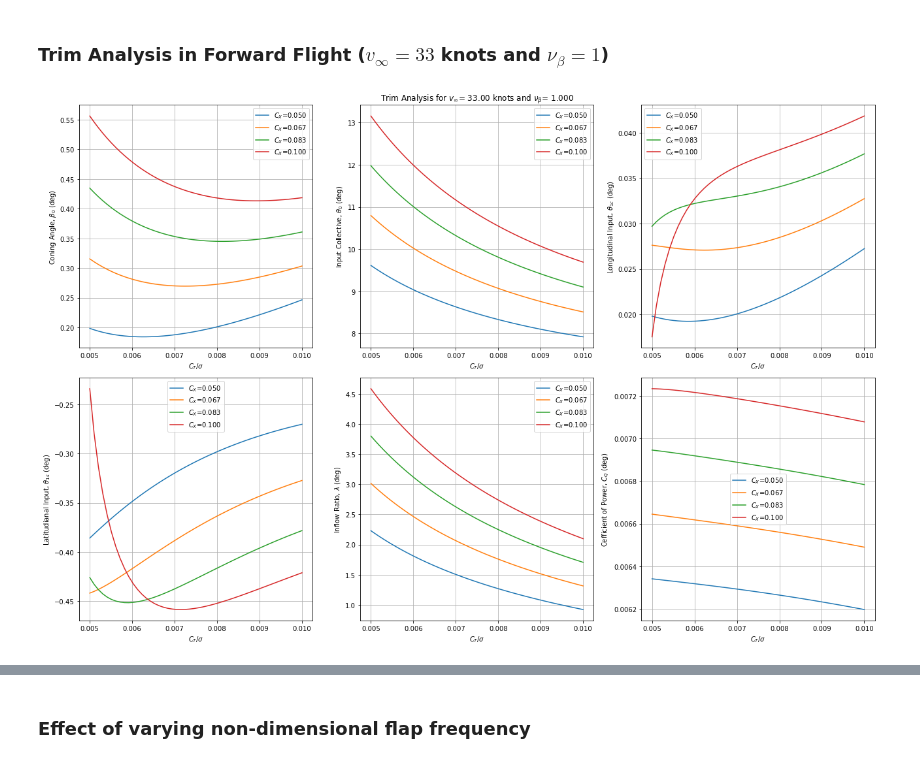
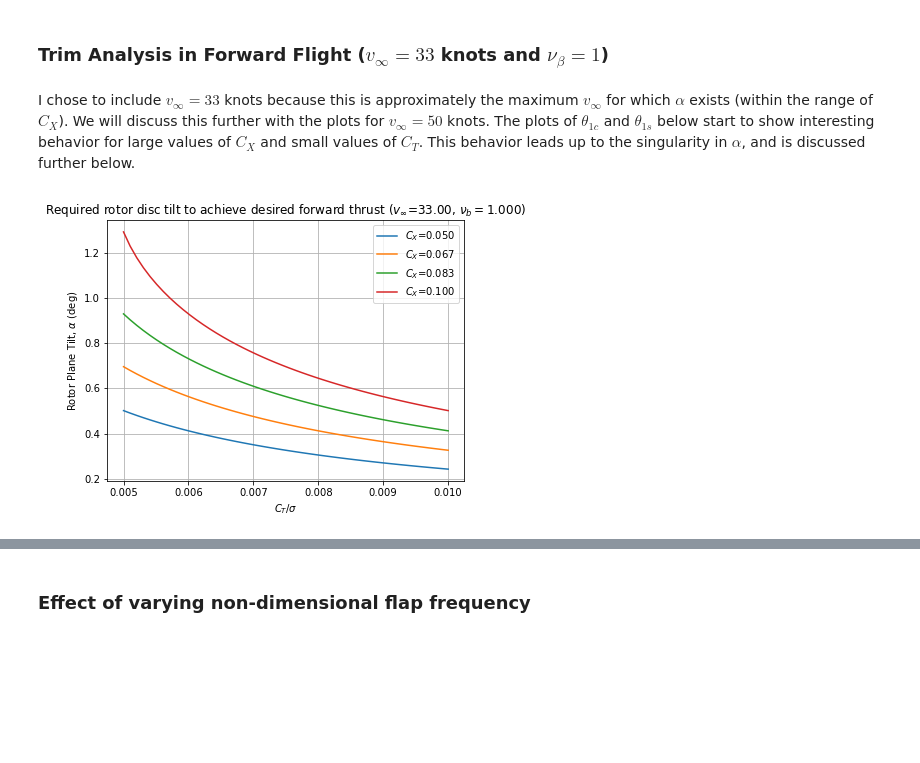
Before and after one commit to nruhl25/HoveringVehicleDesign, a Jupyter notebook: proj2/proj2_report.ipynb, the cells around one changed output, grey strips where cells are left out. Cells and saved outputs as stored; diff of their text form; code cells hidden in the pictures; blank space fills up the shorter version.

```diff
--- a/proj2/proj2_report.ipynb
+++ b/proj2/proj2_report.ipynb
@@ -48,12 +105,11 @@ plot_rotor_trim(trim1_tuple)
 # %% [markdown]
 ### Trim Analysis in Forward Flight ($v_\infty=33$ knots and $\nu_\beta=1$)
+# %% [markdown]
+I chose to include $v_\infty=33$ knots because this is approximately the maximum $v_\infty$ for which $\alpha$ exists (within the range of $C_X$). We will discuss this further with the plots for $v_\infty=50$ knots. The plots of $\theta_{1c}$ and $\theta_{1s}$ below start to show interesting behavior for large values of $C_X$ and small values of $C_T$. This behavior leads up to the singularity in $\alpha$, and is discussed further below.
 # %%
 v_inf = knots2mps(33)  # m/s (since vtip is defined in m/s)
 nu_b = 1.0
 
-trims = calc_trims_array(CX_list, CT_list, v_inf, nu_b)
-trim1_tuple = (CX_list, CT_list, v_inf, nu_b, trims) # info relevant to trim1
-
-plot_rotor_trim(trim1_tuple)
+plot_rotor_disc_tilt(CX_list, CT_norm_list, v_inf, nu_b)
 # %% [output]
-[figure, old version]
+[figure, new version]
```
Also changed, not shown: parts of 22 cells of this notebook, 3 other files.
